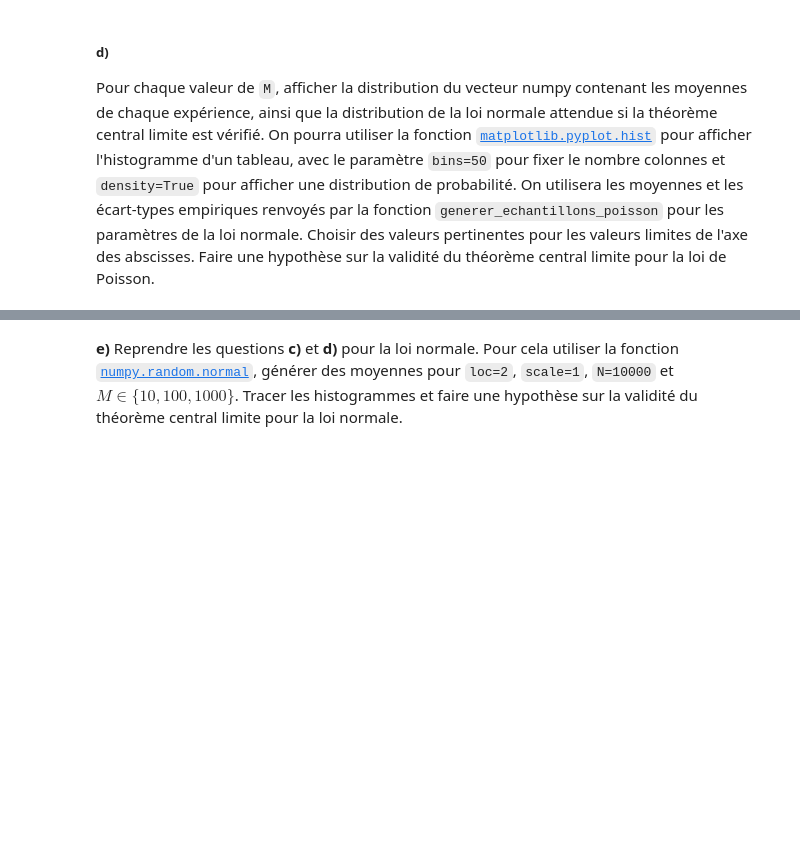
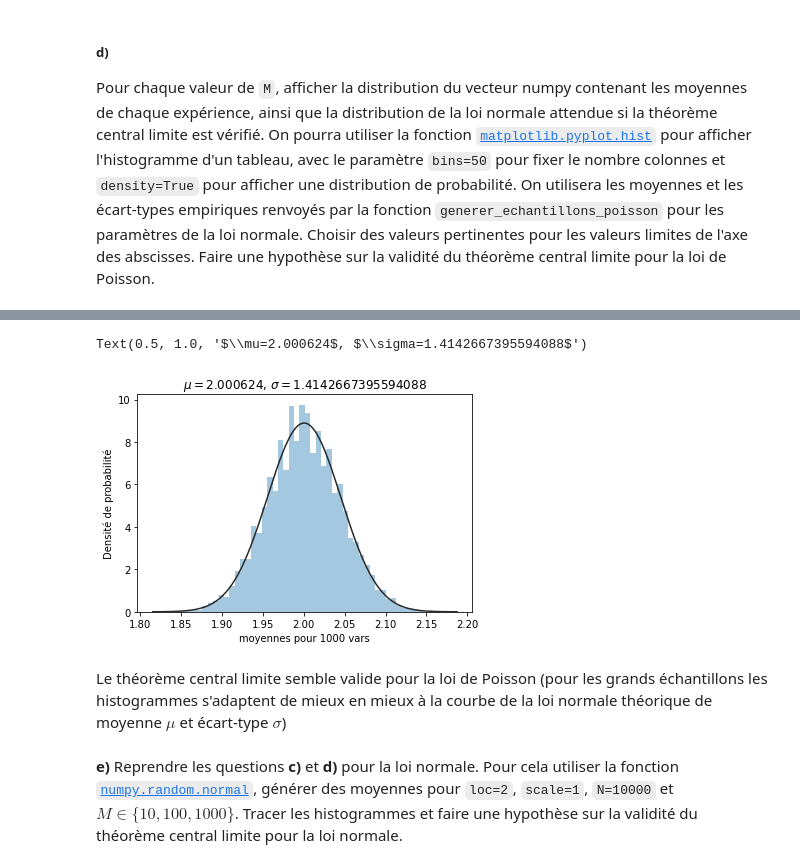
Before and after one commit to AntonioHorcasSerrano/LU2MA100, a Jupyter notebook: devoir-2.ipynb, the cells around one changed output, grey strips where cells are left out. Cells and saved outputs as stored; diff of their text form; code cells hidden in the pictures; blank space fills up the shorter version.

```diff
--- a/devoir-2.ipynb
+++ b/devoir-2.ipynb
@@ -450,3 +480,13 @@ Text(0.5, 1.0, '$\\mu=2.0000819$, $\\sigma=1.4146620420766196$')
+# %%
+ax = sns.distplot(moyennes3, fit=stats.norm, kde=False, hist=True)
+ax.set_xlabel('moyennes pour 1000 vars')
+ax.set_ylabel('Densité de probabilité')
+ax.set_title(f'$\\mu={mu3}$, $\\sigma={sigma3}$')
+# %% [output]
+Text(0.5, 1.0, '$\\mu=2.000624$, $\\sigma=1.4142667395594088$')
+[figure, added]
+# %% [markdown]
+Le théorème central limite semble valide pour la loi de Poisson (pour les grands échantillons les histogrammes s'adaptent de mieux en mieux à la courbe de la loi normale théorique de moyenne $\mu$ et écart-type $\sigma$)
 # %% [markdown]
 
 **e)**
```
Also changed, not shown: parts of 25 cells of this notebook.
